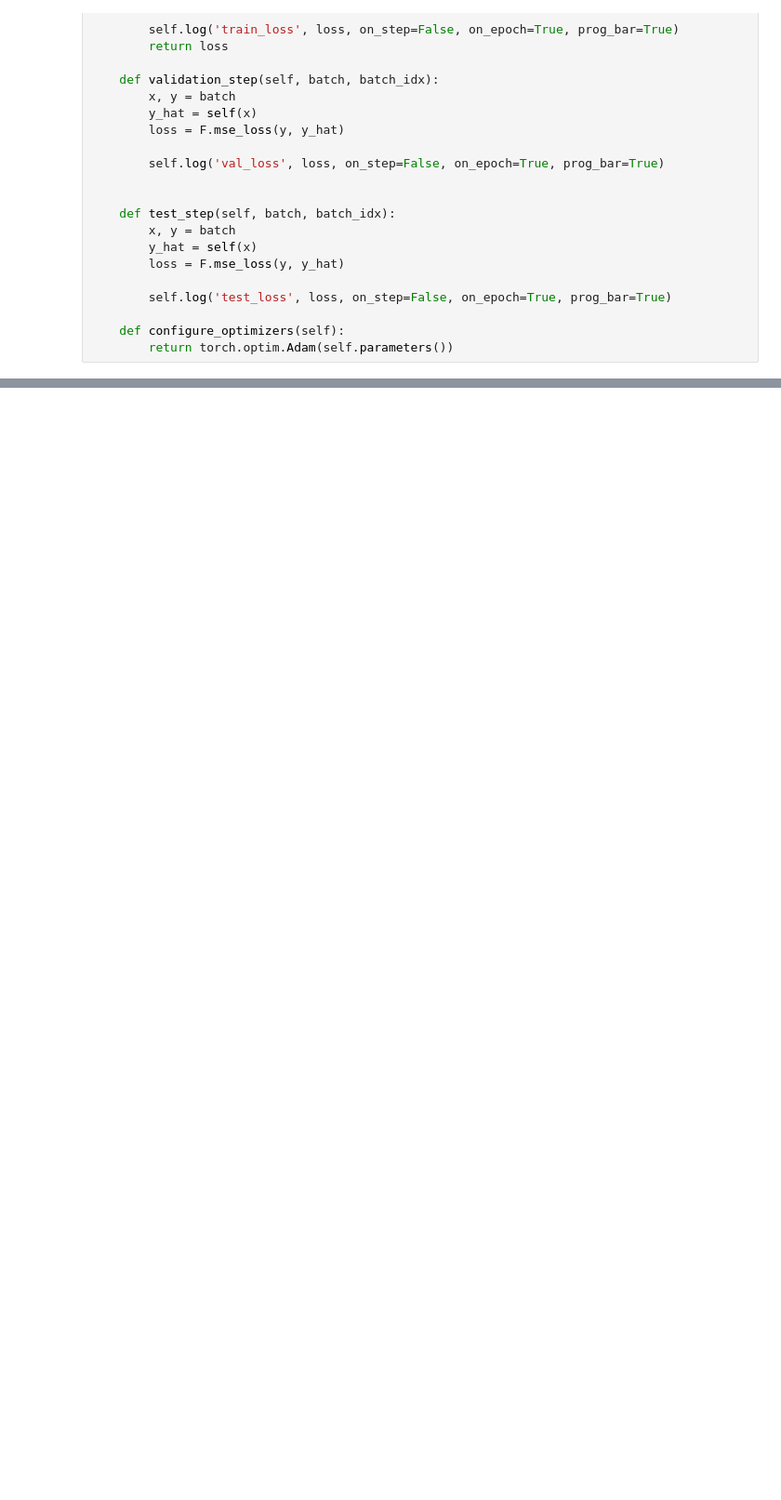
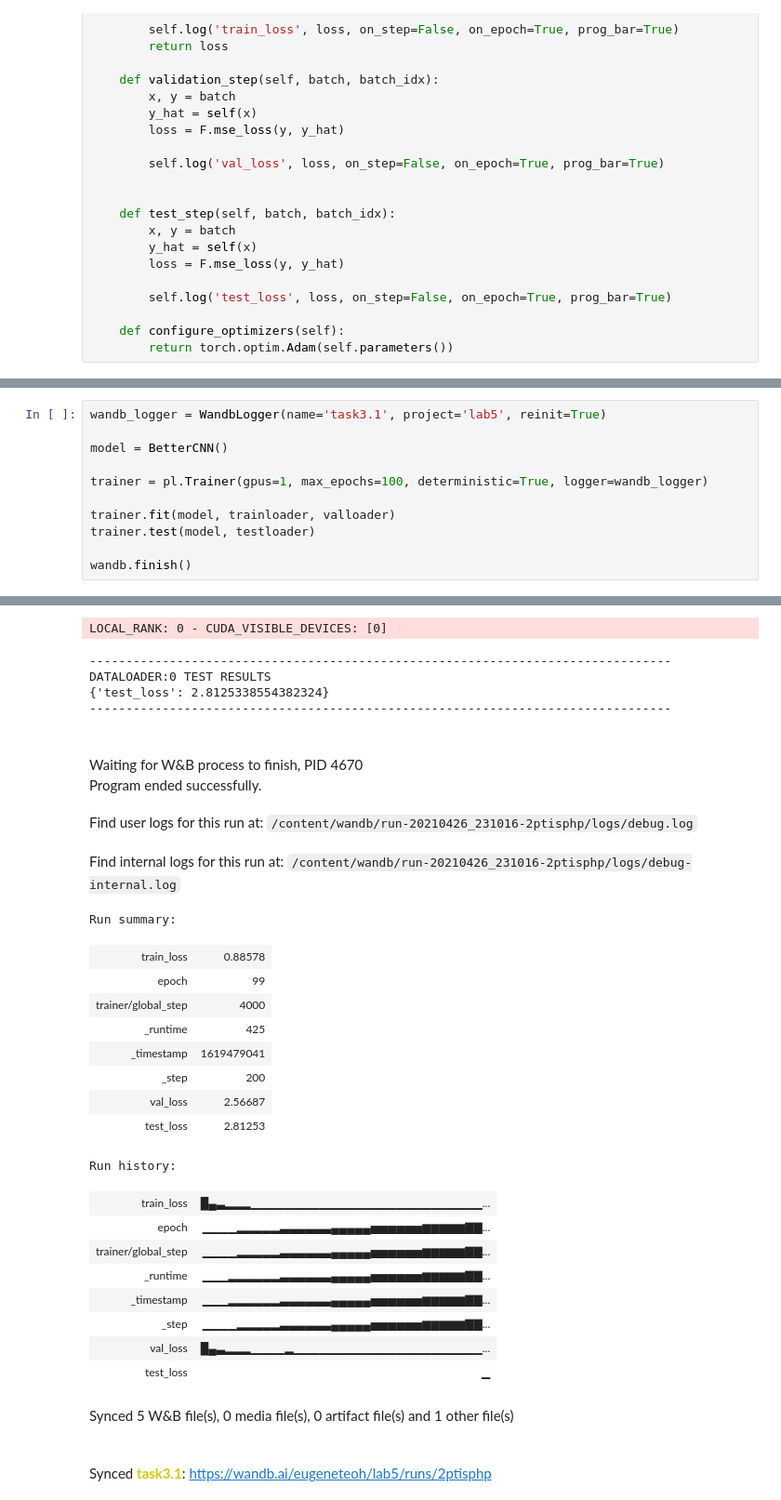
Before and after one commit to eugeneteoh/COMP6248-Deep-Learning, a Jupyter notebook: lab_5/exercise/lab5ex_1.ipynb, the cells around one changed output, grey strips where cells are left out. Shown at 93% size. Drawn from its saved outputs; the diff is of its cells as text; blank space fills up the shorter version.

```diff
--- a/lab_5/exercise/lab5ex_1.ipynb
+++ b/lab_5/exercise/lab5ex_1.ipynb
@@ -124,0 +370,12 @@ trainer.fit(model, trainloader, valloader)
+# %%
+wandb_logger = WandbLogger(name='task3.1', project='lab5', reinit=True)
+
+model = BetterCNN()
+
+trainer = pl.Trainer(gpus=1, max_epochs=100, deterministic=True, logger=wandb_logger)
+
+trainer.fit(model, trainloader, valloader)
+trainer.test(model, testloader)
+
+wandb.finish()
+# %% [output]
@@ -124,0 +402,29 @@ trainer.fit(model, trainloader, valloader)
+LOCAL_RANK: 0 - CUDA_VISIBLE_DEVICES: [0]
+--------------------------------------------------------------------------------
+DATALOADER:0 TEST RESULTS
+{'test_loss': 2.8125338554382324}
+--------------------------------------------------------------------------------
+Waiting for W&B process to finish, PID 4670
+Program ended successfully.
+Find user logs for this run at: /content/wandb/run-20210426_231016-2ptisphp/logs/debug.log
+Find internal logs for this run at: /content/wandb/run-20210426_231016-2ptisphp/logs/debug-internal.log
+Run summary:
+| train_loss | 0.88578 |
+| epoch | 99 |
+| trainer/global_step | 4000 |
+| _runtime | 425 |
+| _timestamp | 1619479041 |
+| _step | 200 |
+| val_loss | 2.56687 |
+| test_loss | 2.81253 |
+Run history:
+| train_loss | █▄▃▂▂▂▁▁▁▁▁▁▁▁▁▁▁▁▁▁▁▁▁▁▁▁▁▁▁▁▁▁▁... |
+| epoch | ▁▁▁▁▂▂▂▂▂▃▃▃▃▃▃▄▄▄▄▄▅▅▅▅▅▅▆▆▆▆▆▇▇... |
+| trainer/global_step | ▁▁▁▁▂▂▂▂▂▃▃▃▃▃▃▄▄▄▄▄▅▅▅▅▅▅▆▆▆▆▆▇▇... |
+| _runtime | ▁▁▁▂▂▂▂▂▂▃▃▃▃▃▃▄▄▄▄▄▅▅▅▅▅▅▆▆▆▆▆▇▇... |
+| _timestamp | ▁▁▁▂▂▂▂▂▂▃▃▃▃▃▃▄▄▄▄▄▅▅▅▅▅▅▆▆▆▆▆▇▇... |
+| _step | ▁▁▁▁▂▂▂▂▂▃▃▃▃▃▃▄▄▄▄▄▅▅▅▅▅▅▆▆▆▆▆▇▇... |
+| val_loss | █▄▃▂▂▂▁▁▁▁▂▁▁▁▁▁▁▁▁▁▁▁▁▁▁▁▁▁▁▁▁▁▁... |
+| test_loss | ▁ |
+Synced 5 W&B file(s), 0 media file(s), 0 artifact file(s) and 1 other file(s)
+Synced task3.1: https://wandb.ai/eugeneteoh/lab5/runs/2ptisphp
```
Also changed, not shown: parts of 14 cells of this notebook.
